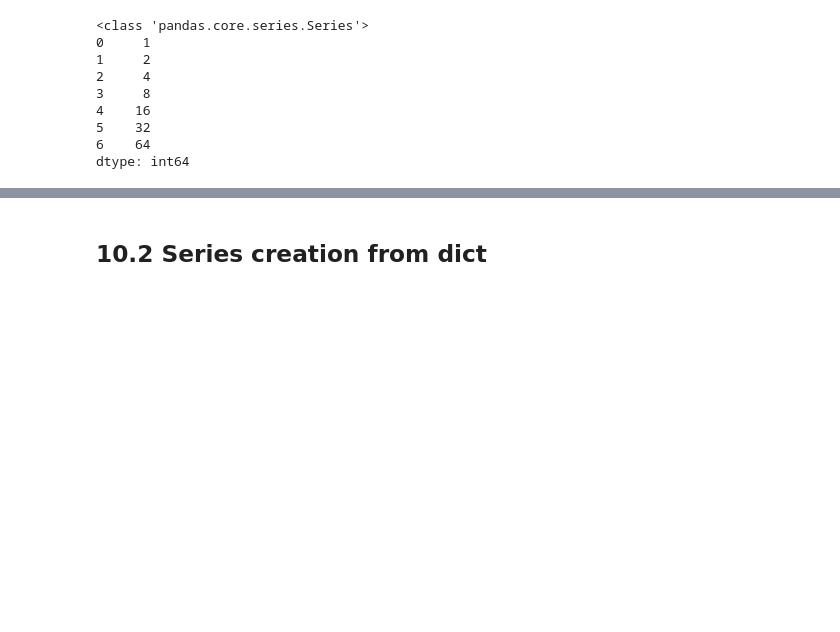
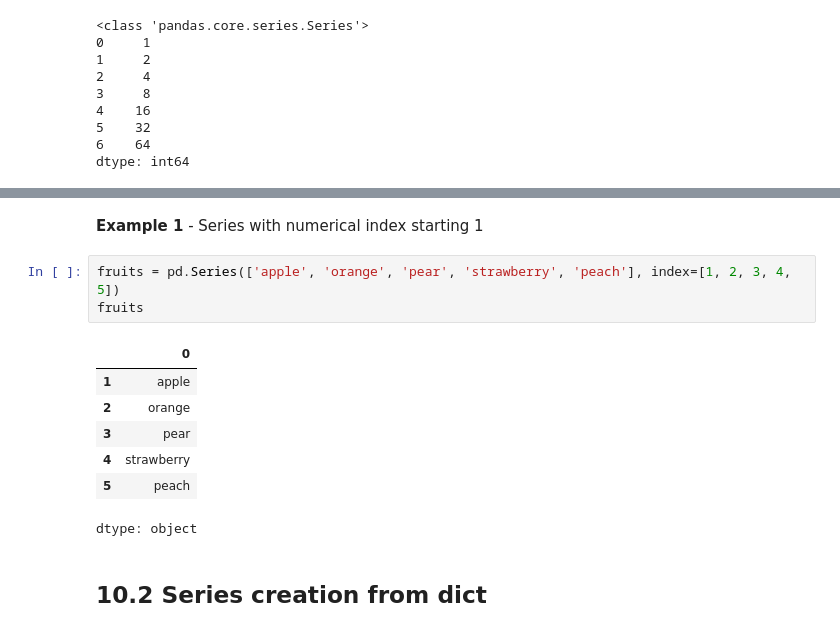
Before and after one commit to ricky319ufo/Week1-Intro-to-Python-Ricky, a Jupyter notebook: Introduction_to_Python.ipynb, the cells around one changed output, grey strips where cells are left out. Drawn from its saved outputs; the diff is of its cells as text; blank space fills up the shorter version.

```diff
--- a/Introduction_to_Python.ipynb
+++ b/Introduction_to_Python.ipynb
@@ -940,3 +940,16 @@ Index([u'a', u'b', u'c', u'd', u'e'], dtype='object')
+# %% [markdown]
+**Example 1** - Series with numerical index starting 1
+# %%
+fruits = pd.Series(['apple', 'orange', 'pear', 'strawberry', 'peach'], index=[1, 2, 3, 4, 5])
+fruits
+# %% [output]
+|  | 0 |
+| 1 | apple |
+| 2 | orange |
+| 3 | pear |
+| 4 | strawberry |
+| 5 | peach |
+dtype: object
 # %% [markdown]
 ## 10.2 Series creation from dict
 # %% [markdown]
```
Also changed, not shown: parts of 17 cells of this notebook.
